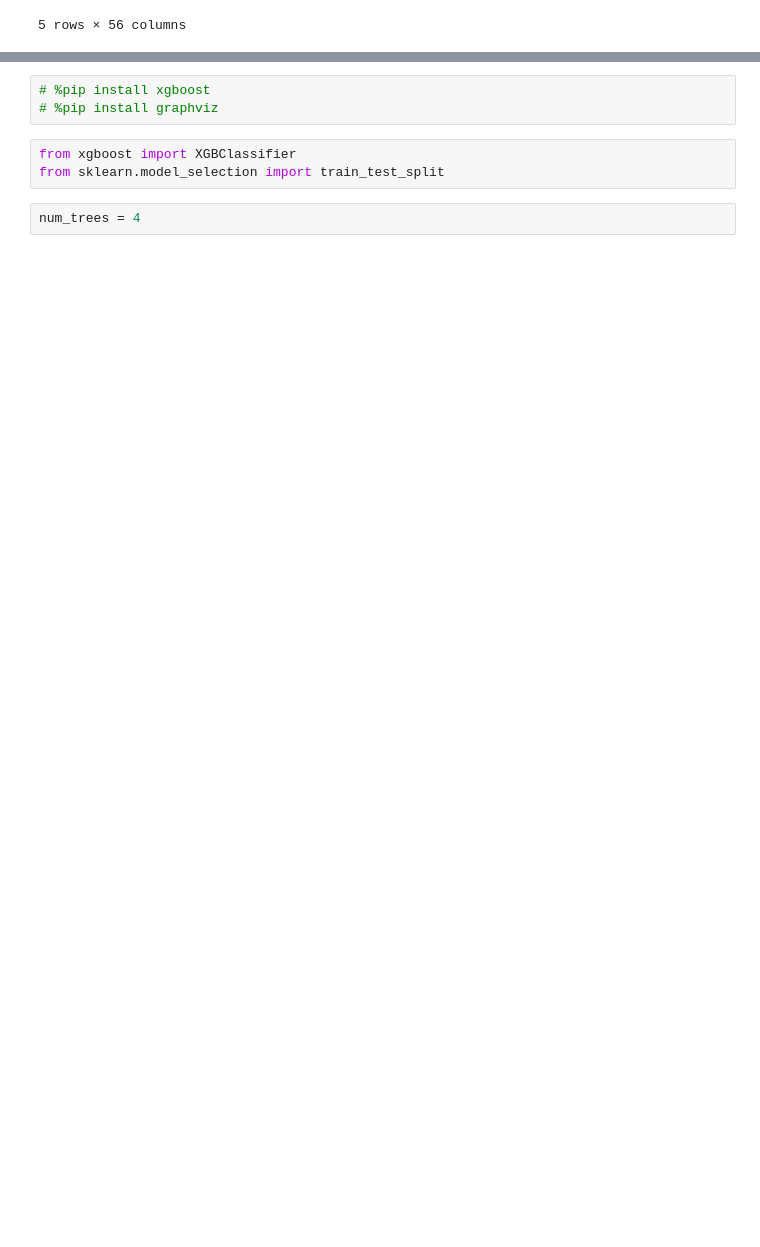
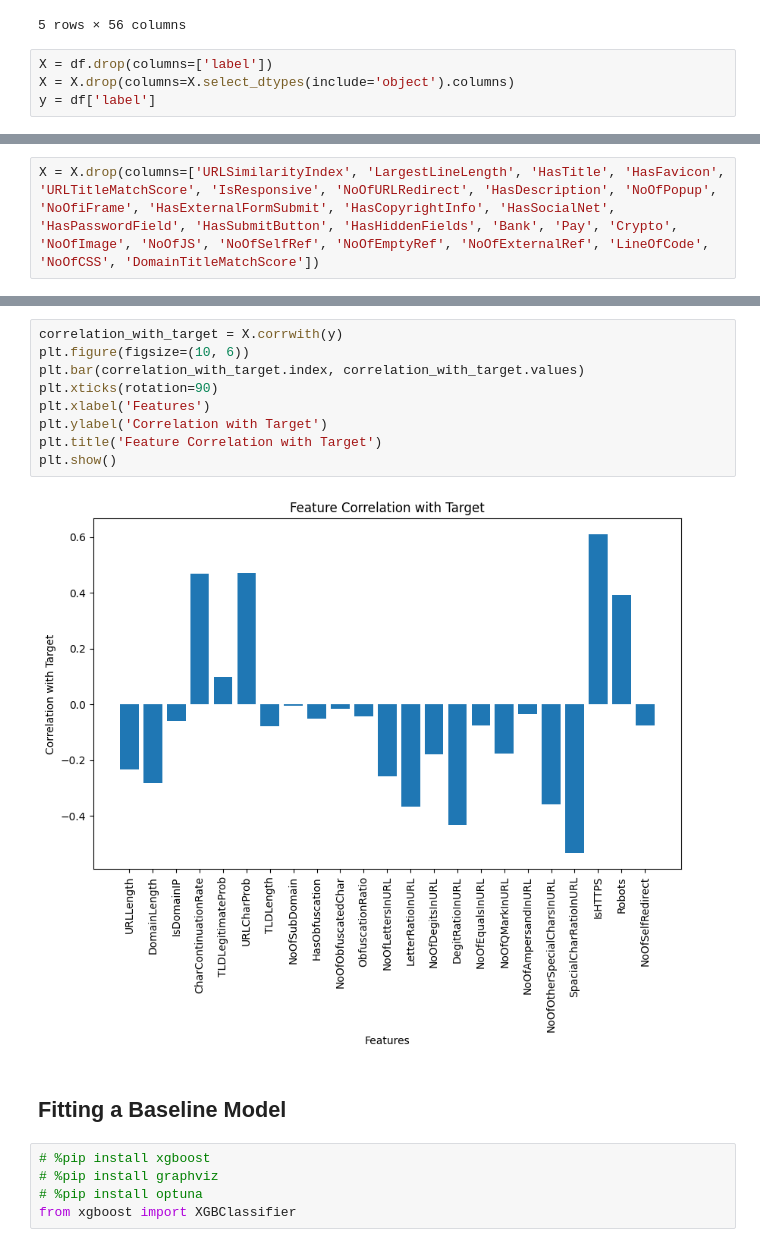
Before and after one commit to Adam-Haile/csc4601-final-project, a Jupyter notebook: final_project.ipynb, the cells around one changed output, grey strips where cells are left out. Saved outputs shown, nothing was run; the diff lists cells and outputs as text; blank space fills up the shorter version.

```diff
--- a/final_project.ipynb
+++ b/final_project.ipynb
@@ -17,3 +19,7 @@ df.head()
 | 3 | 554095.txt | https://www.sfnmjournal.com | 26 | www.sfnmjournal.com | 19 | 0 | com | 100.0 | ... |
 | 4 | 151578.txt | https://www.rewildingargentina.org | 33 | www.rewildingargentina.org | 26 | 0 | org | 100.0 | ... |
 5 rows × 56 columns
+# %%
+X = df.drop(columns=['label'])
+X = X.drop(columns=X.select_dtypes(include='object').columns)
+y = df['label']
@@ -19,0 +39,2 @@ df.head()
+# %%
+X = X.drop(columns=['URLSimilarityIndex', 'LargestLineLength', 'HasTitle', 'HasFavicon', 'URLTitleMatchScore', 'IsResponsive', 'NoOfURLRedirect', 'HasDescription', 'NoOfPopup', 'NoOfiFrame', 'HasExternalFormSubmit', 'HasCopyrightInfo', 'HasSocialNet', 'HasPasswordField', 'HasSubmitButton', 'HasHiddenFields', 'Bank', 'Pay', 'Crypto', 'NoOfImage', 'NoOfJS', 'NoOfSelfRef', 'NoOfEmptyRef', 'NoOfExternalRef', 'LineOfCode', 'NoOfCSS', 'DomainTitleMatchScore'])
@@ -20,9 +52,19 @@ df.head()
+# %%
+correlation_with_target = X.corrwith(y)
+plt.figure(figsize=(10, 6))
+plt.bar(correlation_with_target.index, correlation_with_target.values)
+plt.xticks(rotation=90)
+plt.xlabel('Features')
+plt.ylabel('Correlation with Target')
+plt.title('Feature Correlation with Target')
+plt.show()
+# %% [output]
+[figure, added]
+# %% [markdown]
+## Fitting a Baseline Model
 # %%
 # %pip install xgboost
 # %pip install graphviz
+# %pip install optuna
+from xgboost import XGBClassifier
-# %%
-from xgboost import XGBClassifier
-from sklearn.model_selection import train_test_split
-# %%
-num_trees = 4
 # %%
```
Also changed, not shown: parts of 23 cells of this notebook, 54 other files.
